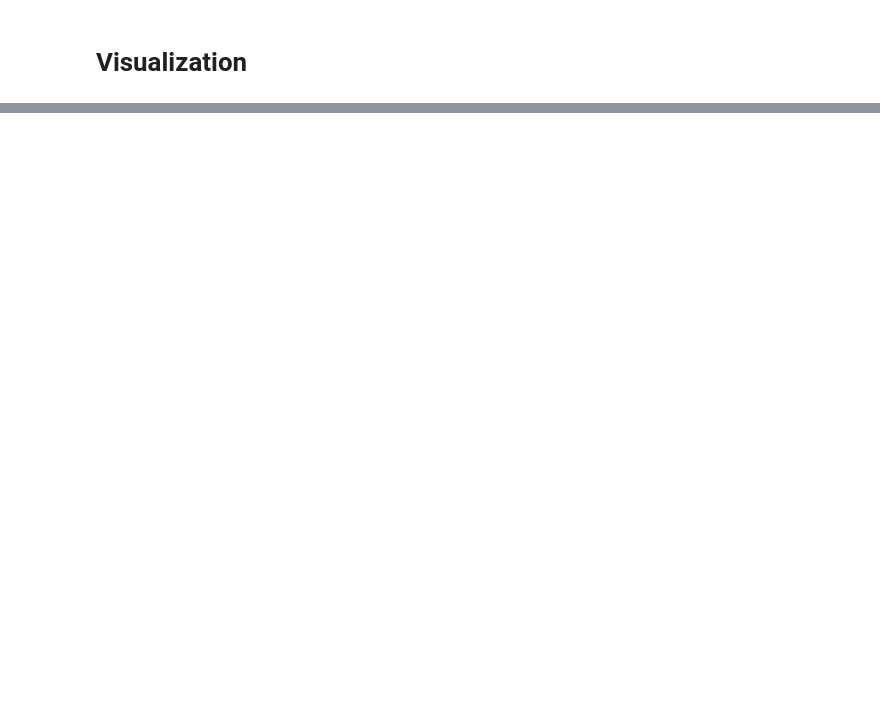
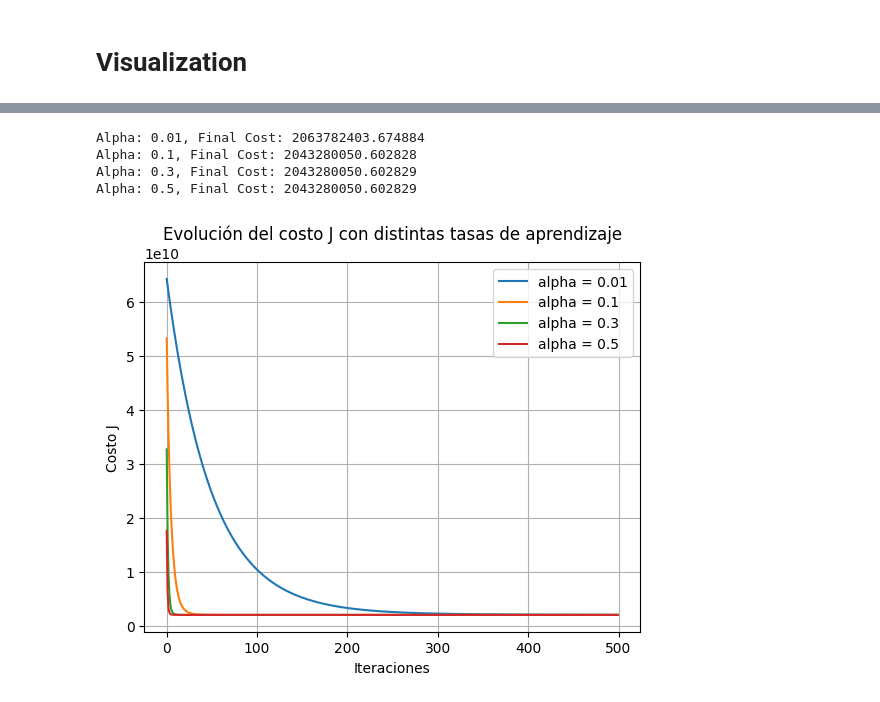
Before and after one commit to undelapaz-rnap-2025I/tarea-regresion-Omarito16, a Jupyter notebook: Regression_multilinear.ipynb, the cells around one changed output, grey strips where cells are left out. Cells and saved outputs as stored; diff of their text form; code cells hidden in the pictures; blank space fills up the shorter version.

```diff
--- a/Regression_multilinear.ipynb
+++ b/Regression_multilinear.ipynb
@@ -248,0 +264,35 @@ matrix_J = np.zeros((iterations, len(alpha_vector)))
+# %%
+import numpy as np
+import matplotlib.pyplot as plt
+
+iterations = 500
+theta = np.zeros((3, 1))
+alpha_vector = np.array([0.01, 0.1, 0.3, 0.5])
+matrix_J = np.zeros((iterations, len(alpha_vector)))
+
+for i, alpha in enumerate(alpha_vector):
+    theta = np.zeros((3, 1))
+    J_history = np.zeros(iterations)
+    for iter in range(iterations):
+        h = X @ theta  # hypothesis
+        E = h - y  # error
+        grad_J = (1 / m) * (X.T @ E)  # gradient
+        theta = theta - alpha * grad_J  # update theta
+        J_history[iter] = cost_function(theta, X, y)
+        matrix_J[iter, i] = J_history[iter]
+    print(f"Alpha: {alpha}, Final Cost: {J_history[-1]:.6f}")
+    plt.plot(J_history, label=f'alpha = {alpha}')  # Etiqueta para la leyenda
+
+# Agregar títulos, etiquetas y leyenda
+plt.title("Evolución del costo J con distintas tasas de aprendizaje")
+plt.xlabel("Iteraciones")
+plt.ylabel("Costo J")
+plt.legend()  # Muestra las etiquetas
+plt.grid(True)
+plt.show()
+# %% [output]
+Alpha: 0.01, Final Cost: 2063782403.674884
+Alpha: 0.1, Final Cost: 2043280050.602828
+Alpha: 0.3, Final Cost: 2043280050.602829
+Alpha: 0.5, Final Cost: 2043280050.602829
+[figure, added]
```
Also changed, not shown: parts of 2 cells of this notebook, 1 other file.
